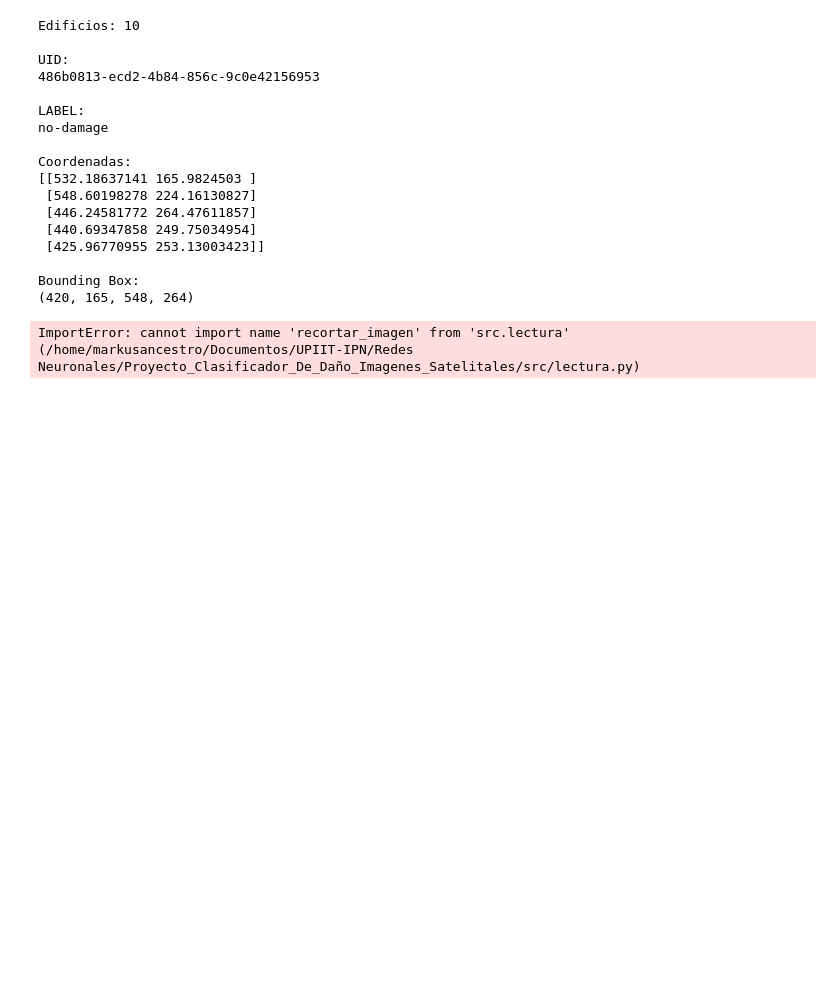
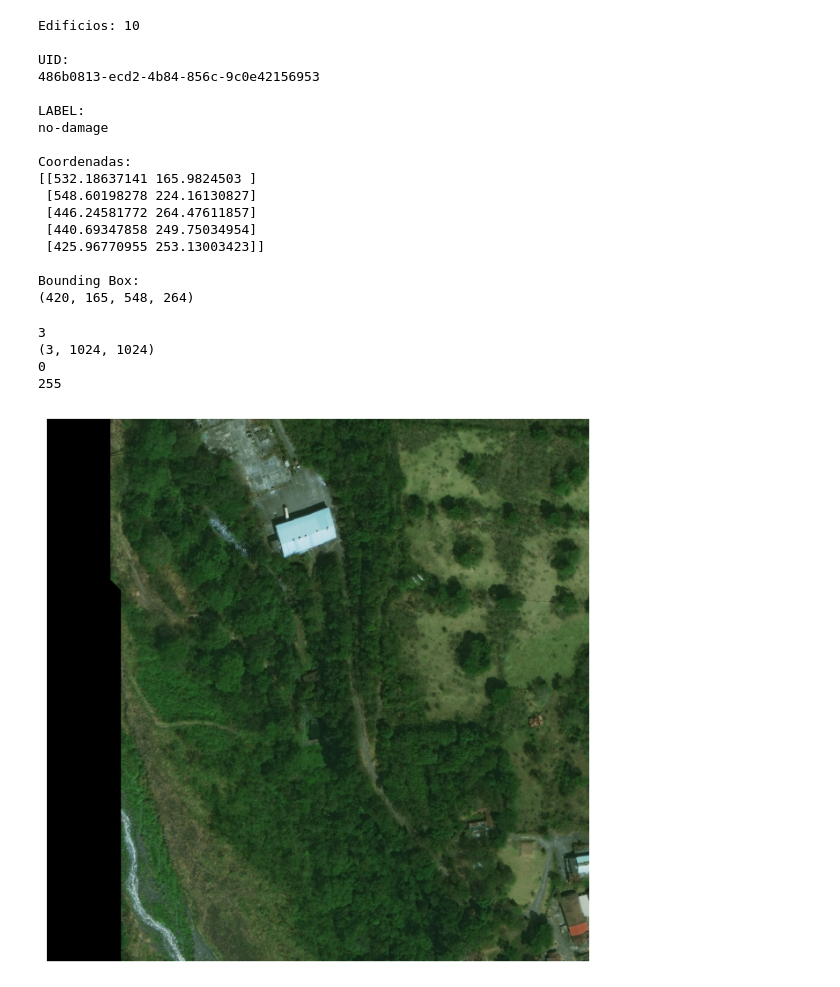
Before and after one commit to Stroper-Flame/RNyAP-Clasificacion-de-Dano-en-Edificaciones, a Jupyter notebook: main.ipynb, the cells around one changed output. Drawn from its saved outputs; the diff is of its cells as text; code cells hidden in the pictures; blank space fills up the shorter version.

```diff
--- a/main.ipynb
+++ b/main.ipynb
@@ -40,26 +37,18 @@ from pprint import pprint
 
 from src.lectura import leer_json
 from src.configuracion import DATASET_DIR
-from src.lectura import obtener_archivos_dataset
+from src.lectura import obtener_archivos
 
 # Obtener una muestra
-muestras = obtener_archivos_dataset(DATASET_DIR)
-
+muestras = obtener_archivos(DATASET_DIR)
 ejemplo = muestras[0]
-
-
 print("ARCHIVOS")
-
-
 print("PRE IMG:")
 print(ejemplo["pre_img"])
-
 print("\nPOST IMG:")
 print(ejemplo["post_img"])
-
 print("\nPRE JSON:")
 print(ejemplo["pre_json"])
-
 print("\nPOST JSON:")
 print(ejemplo["post_json"])
 
@@ -167,30 +156,34 @@ Coordenadas:
 
 Bounding Box:
 (420, 165, 548, 264)
-# %%
-import matplotlib.pyplot as plt
-from src.lectura import (leer_imagen,recortar_imagen)
-
-# Leer imágenes
-pre_img = leer_imagen(ejemplo["pre_img"])
-post_img = leer_imagen(ejemplo["post_img"])
-
-# Recortar
-pre_crop = recortar_imagen(pre_img,bbox)
-post_crop = recortar_imagen(post_img,bbox)
-
-print("Pre crop:", pre_crop.shape)
-print("Post crop:", post_crop.shape)
-
-# Mostrar
-fig, ax = plt.subplots(1, 2, figsize=(10, 5))
-
-ax[0].imshow(pre_crop)
-ax[0].set_title("PRE")
-
-ax[1].imshow(post_crop)
-ax[1].set_title("POST")
-
-plt.show()
-# %% [output]
-ImportError: cannot import name 'recortar_imagen' from 'src.lectura' (/home/markusancestro/Documentos/UPIIT-IPN/Redes Neuronales/Proyecto_Clasificador_De_Daño_Imagenes_Satelitales/src/lectura.py)
+# %%
+import rasterio
+import matplotlib.pyplot as plt
+import numpy as np
+
+with rasterio.open(ejemplo["pre_img"]) as src:
+
+    print(src.count)
+
+    img = src.read()
+
+print(img.shape)
+
+rgb = np.transpose(
+    img,
+    (1, 2, 0)
+)
+
+print(rgb.min())
+print(rgb.max())
+
+plt.figure(figsize=(8,8))
+plt.imshow(rgb.astype(np.uint8))
+plt.axis("off")
+plt.show()
+# %% [output]
+3
+(3, 1024, 1024)
+0
+255
+[figure, added]
```
Also changed, not shown: parts of 2 cells of this notebook.
